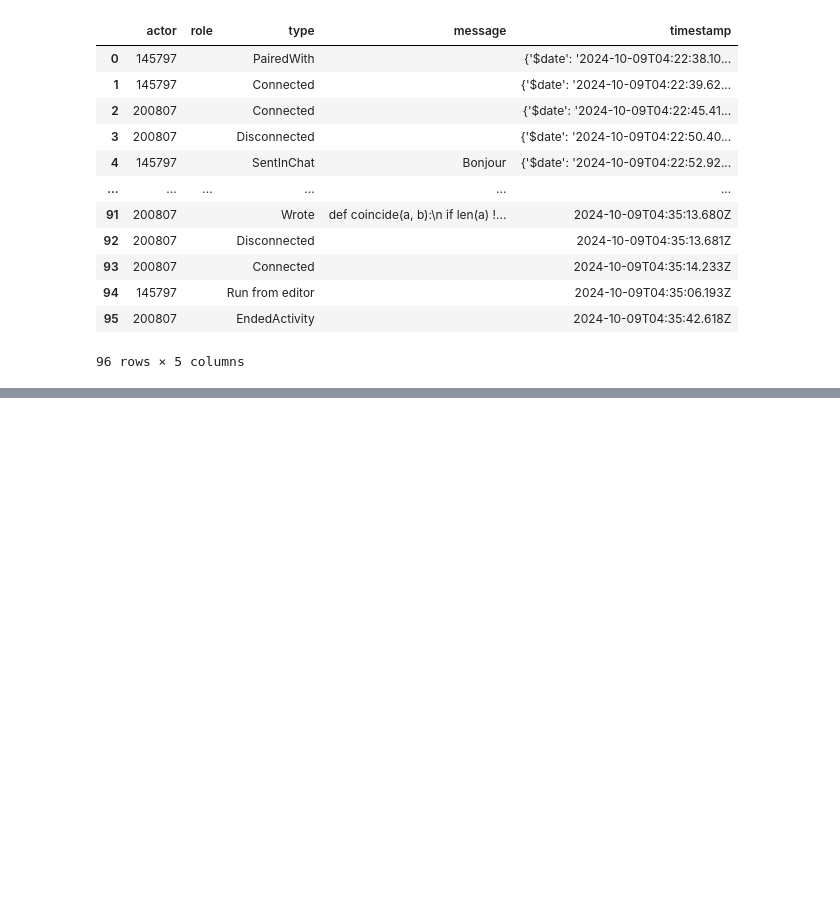
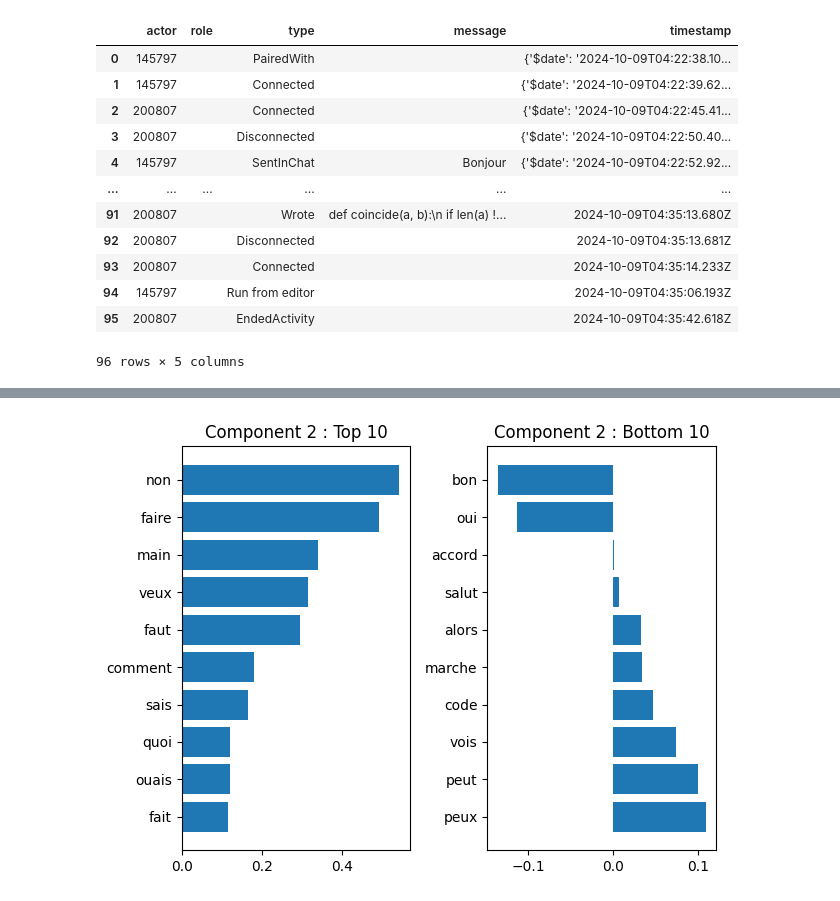
Before and after one commit to chloeboireaudevier/StageMIDL, a Jupyter notebook: test_stage.ipynb, the cells around one changed output, grey strips where cells are left out. Cells and saved outputs as stored; diff of their text form; code cells hidden in the pictures; blank space fills up the shorter version.

```diff
--- a/test_stage.ipynb
+++ b/test_stage.ipynb
@@ -176,0 +290,4 @@ df.to_csv('all_data.csv')
+# %%
+visualize_top_bottom_terms_component(term_topic_matrix,2)
+# %% [output]
+[figure, added]
```
Also changed, not shown: parts of 12 cells of this notebook, 12 other files.
